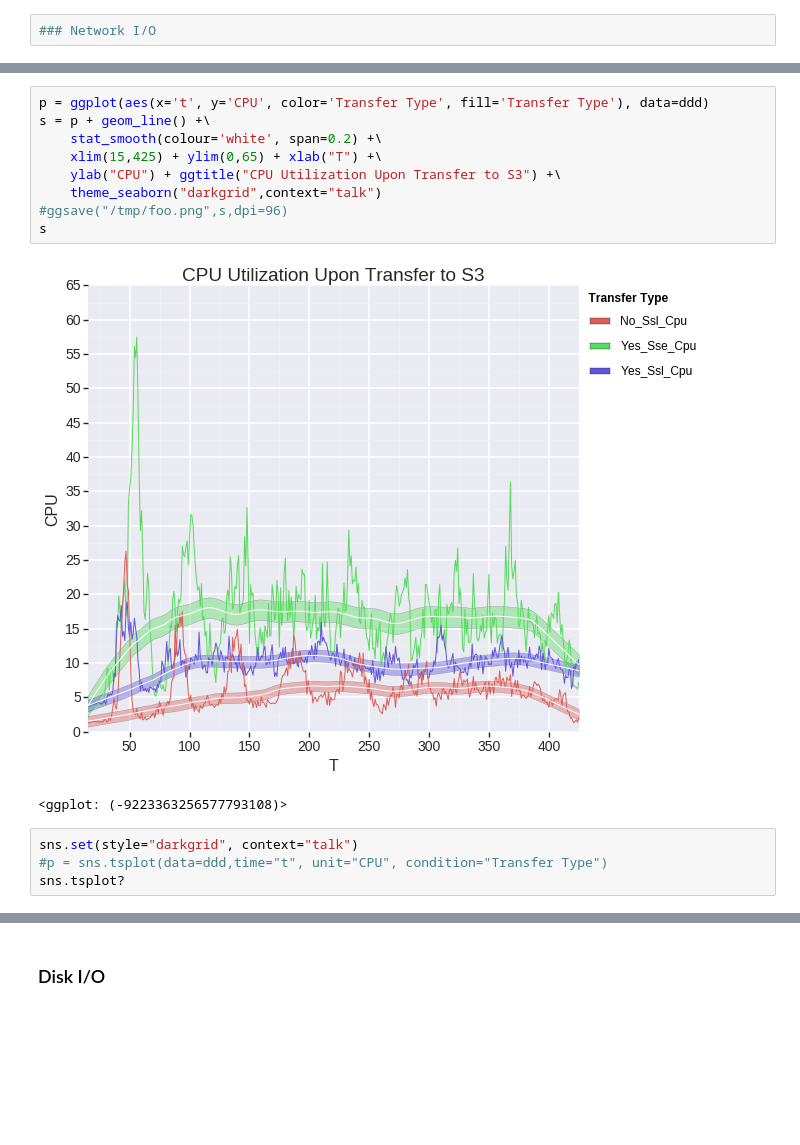
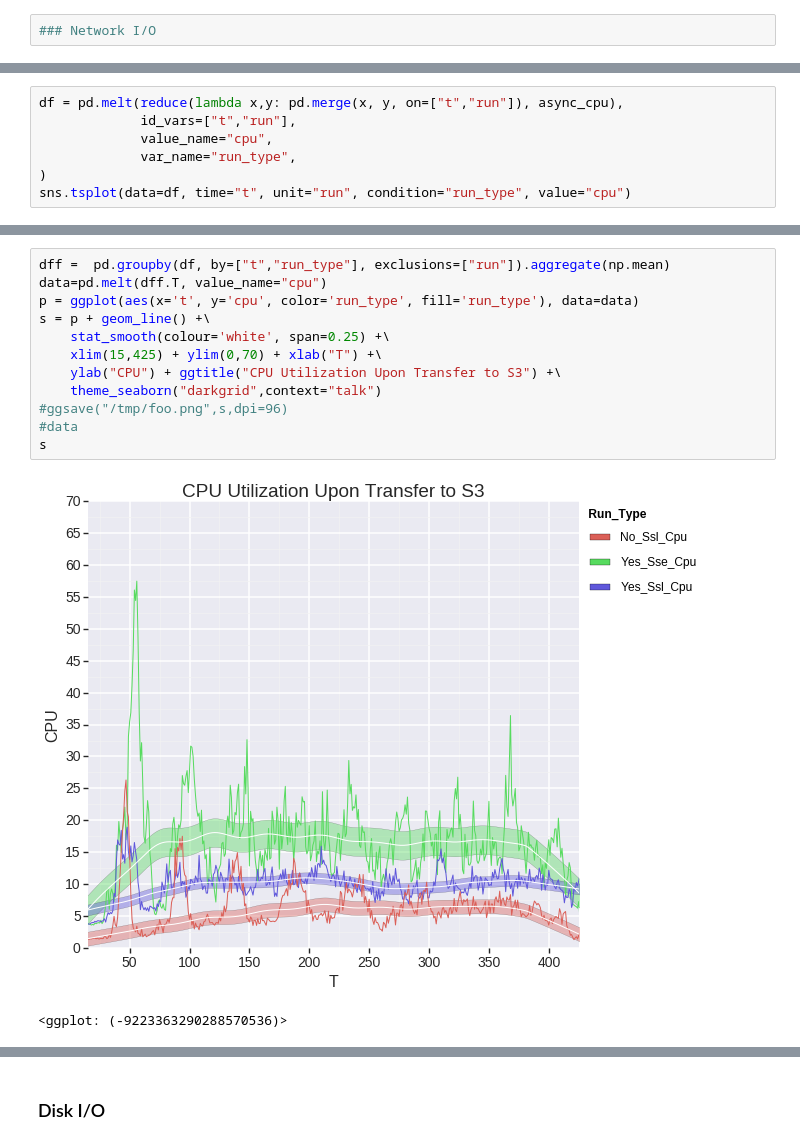
Before and after one commit to philipsoutham/aws-encryption-performance, a Jupyter notebook: To crypto, or not to crypto...-Copy1.ipynb, the cells around one changed output, grey strips where cells are left out. Drawn from its saved outputs; the diff is of its cells as text; blank space fills up the shorter version.

```diff
--- a/To crypto, or not to crypto...-Copy1.ipynb
+++ b/To crypto, or not to crypto...-Copy1.ipynb
@@ -92,0 +120,7 @@ ddd["t"] = ddd["t"].apply(float)
+# %%
+df = pd.melt(reduce(lambda x,y: pd.merge(x, y, on=["t","run"]), async_cpu),
+             id_vars=["t","run"],
+             value_name="cpu",
+             var_name="run_type",
+)
+sns.tsplot(data=df, time="t", unit="run", condition="run_type", value="cpu")
@@ -93,16 +130,15 @@ ddd["t"] = ddd["t"].apply(float)
 # %%
-p = ggplot(aes(x='t', y='CPU', color='Transfer Type', fill='Transfer Type'), data=ddd)
+dff =  pd.groupby(df, by=["t","run_type"], exclusions=["run"]).aggregate(np.mean)
+data=pd.melt(dff.T, value_name="cpu")
+p = ggplot(aes(x='t', y='cpu', color='run_type', fill='run_type'), data=data)
 s = p + geom_line() +\
-    stat_smooth(colour='white', span=0.2) +\
-    xlim(15,425) + ylim(0,65) + xlab("T") +\
+    stat_smooth(colour='white', span=0.25) +\
+    xlim(15,425) + ylim(0,70) + xlab("T") +\
     ylab("CPU") + ggtitle("CPU Utilization Upon Transfer to S3") +\
     theme_seaborn("darkgrid",context="talk")
 #ggsave("/tmp/foo.png",s,dpi=96)
+#data
 s
 # %% [output]
-[figure, old version]
+[figure, new version]
-<ggplot: (-9223363256577793108)>
+<ggplot: (-9223363290288570536)>
-# %%
-sns.set(style="darkgrid", context="talk")
-#p = sns.tsplot(data=ddd,time="t", unit="CPU", condition="Transfer Type")
-sns.tsplot?
```
Also changed, not shown: parts of 35 cells of this notebook, 3 other files.
